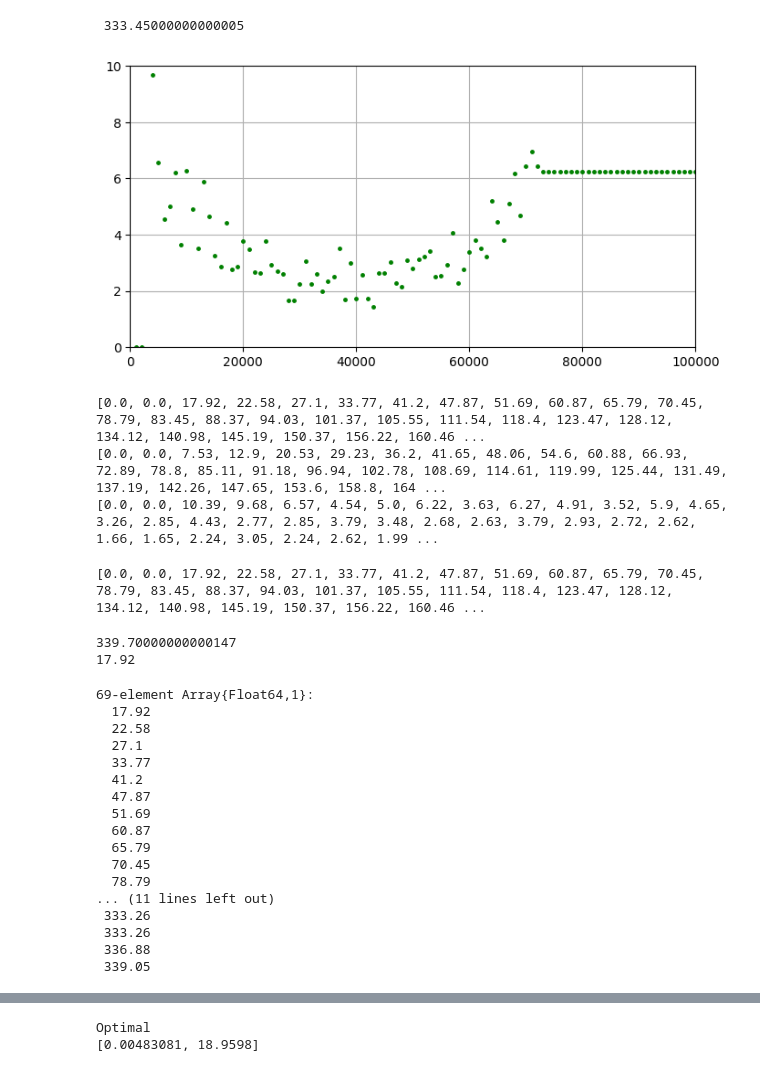
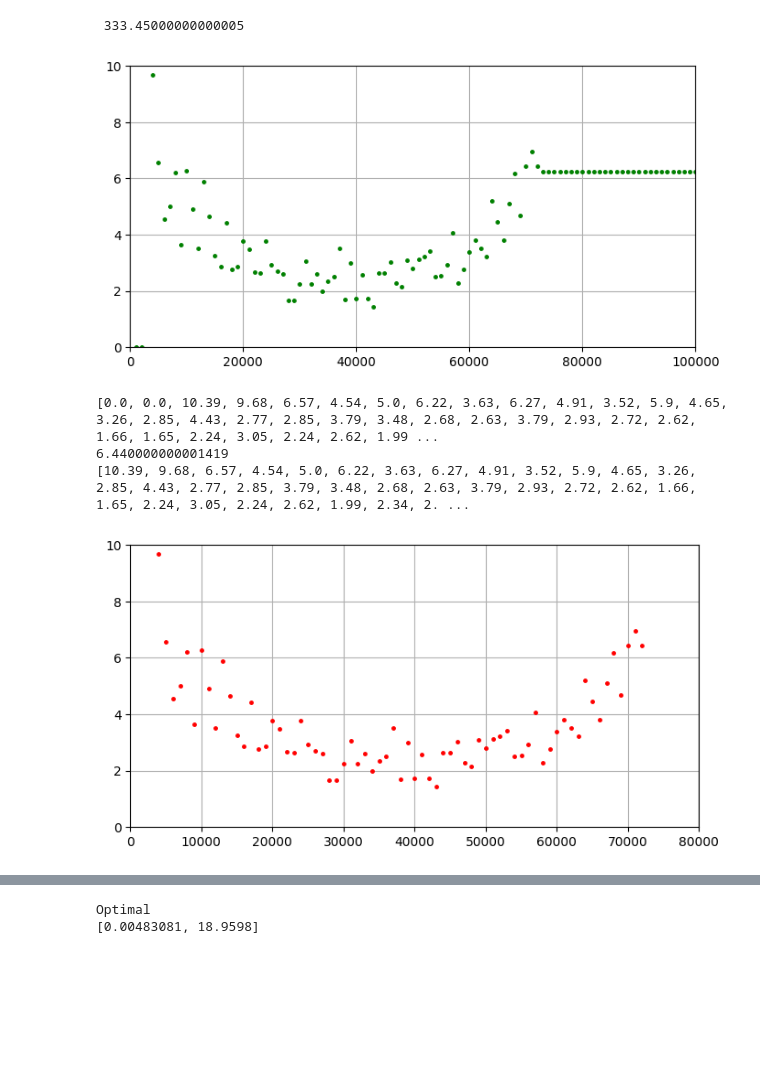
Before and after one commit to Shabehehe/524Final, a Jupyter notebook: Optimize.ipynb, the cells around one changed output, grey strips where cells are left out. Drawn from its saved outputs; the diff is of its cells as text; code cells hidden in the pictures; blank space fills up the shorter version.

```diff
--- a/Optimize.ipynb
+++ b/Optimize.ipynb
@@ -643,45 +645,28 @@ result3 = zeros(100)
 for i in 3:100
     result3[i] = result[i]-result2[i]
 end
-println(result)
-println(result2)
-println(result3)
+
 figure(figsize=(8,4))
 plot(cap,result3,"g.", markersize=5)
-#plot(cap,result2,"b.", markersize=5)
-#plot( xfine, yfine, "b-")
+
 axis([0,100000,0,10])
 grid("on")
+println(result3)
+println(result3[72])
+println(result3[3:72])
 # %% [output]
 [figure]
-[0.0, 0.0, 17.92, 22.58, 27.1, 33.77, 41.2, 47.87, 51.69, 60.87, 65.79, 70.45, 78.79, 83.45, 88.37, 94.03, 101.37, 105.55, 111.54, 118.4, 123.47, 128.12, 134.12, 140.98, 145.19, 150.37, 156.22, 160.46 ...
-[0.0, 0.0, 7.53, 12.9, 20.53, 29.23, 36.2, 41.65, 48.06, 54.6, 60.88, 66.93, 72.89, 78.8, 85.11, 91.18, 96.94, 102.78, 108.69, 114.61, 119.99, 125.44, 131.49, 137.19, 142.26, 147.65, 153.6, 158.8, 164 ...
 [0.0, 0.0, 10.39, 9.68, 6.57, 4.54, 5.0, 6.22, 3.63, 6.27, 4.91, 3.52, 5.9, 4.65, 3.26, 2.85, 4.43, 2.77, 2.85, 3.79, 3.48, 2.68, 2.63, 3.79, 2.93, 2.72, 2.62, 1.66, 1.65, 2.24, 3.05, 2.24, 2.62, 1.99 ...
+6.440000000001419
+[10.39, 9.68, 6.57, 4.54, 5.0, 6.22, 3.63, 6.27, 4.91, 3.52, 5.9, 4.65, 3.26, 2.85, 4.43, 2.77, 2.85, 3.79, 3.48, 2.68, 2.63, 3.79, 2.93, 2.72, 2.62, 1.66, 1.65, 2.24, 3.05, 2.24, 2.62, 1.99, 2.34, 2. ...
-# %%
-println(result)
-# %% [output]
-[0.0, 0.0, 17.92, 22.58, 27.1, 33.77, 41.2, 47.87, 51.69, 60.87, 65.79, 70.45, 78.79, 83.45, 88.37, 94.03, 101.37, 105.55, 111.54, 118.4, 123.47, 128.12, 134.12, 140.98, 145.19, 150.37, 156.22, 160.46 ...
-# %%
-println(result[72])
-println(result[3])
-points = result[3:71]
-# %% [output]
-339.70000000000147
-17.92
-69-element Array{Float64,1}:
-  17.92
-  22.58
-  27.1
-  33.77
-  41.2
-  47.87
-  51.69
-  60.87
-  65.79
-  70.45
-  78.79
-... (11 lines left out)
- 333.26
- 333.26
- 336.88
- 339.05
+# %%
+points = result3[3:72]
+y = points
+x = collect(3000:1000:72000)
+using PyPlot
+figure(figsize=(8,4))
+plot(x,y,"r.", markersize=5)
+axis([0,80000,0,10])
+grid("on")
+# %% [output]
+[figure, added]
```
Also changed, not shown: parts of 5 cells of this notebook, 1 other file.
